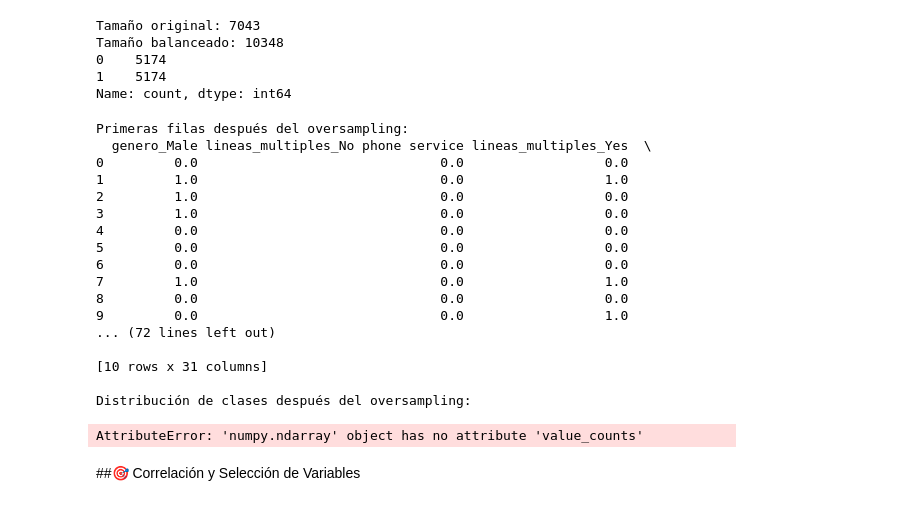
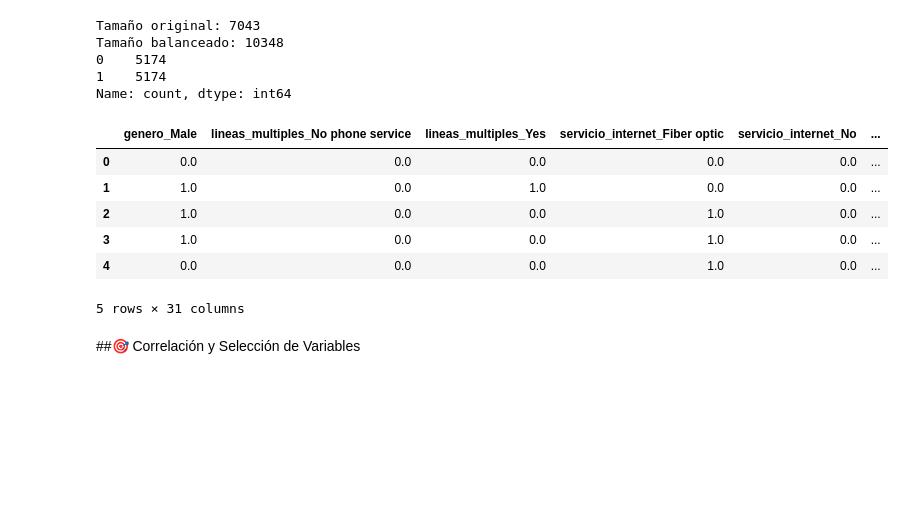
Before and after one commit to Joacco11/TelecomX_parte2_Latam, a Jupyter notebook: TelecomX_parte2_Latam.ipynb, the cells around one changed output. Cells and saved outputs as stored; diff of their text form; code cells hidden in the pictures; blank space fills up the shorter version.

```diff
--- a/TelecomX_parte2_Latam.ipynb
+++ b/TelecomX_parte2_Latam.ipynb
@@ -153,34 +155,19 @@ Tamaño balanceado: 10348
 0    5174
 1    5174
 Name: count, dtype: int64
-# %%
-# Combinar X_res e y_res en un solo DataFrame para inspección
-df_res = pd.concat([X_res, pd.Series(y_res, name="Churn")], axis=1)
-
-print("Primeras filas después del oversampling:")
-print(df_res.head(10))
-
-# Ver proporción de clases
-print("\nDistribución de clases después del oversampling:")
-print(y_res.value_counts(normalize=True))
-# %% [output]
-Primeras filas después del oversampling:
-  genero_Male lineas_multiples_No phone service lineas_multiples_Yes  \
-0         0.0                               0.0                  0.0
-1         1.0                               0.0                  1.0
-2         1.0                               0.0                  0.0
-3         1.0                               0.0                  0.0
-4         0.0                               0.0                  0.0
-5         0.0                               0.0                  0.0
-6         0.0                               0.0                  0.0
-7         1.0                               0.0                  1.0
-8         0.0                               0.0                  0.0
-9         0.0                               0.0                  1.0
-... (72 lines left out)
-
-[10 rows x 31 columns]
-
-Distribución de clases después del oversampling:
-AttributeError: 'numpy.ndarray' object has no attribute 'value_counts'
+# %%
+x = X_res
+y = y_res
+df = pd.DataFrame.from_records(x, columns=all_cols)
+df['churn'] = y
+df.head()
+# %% [output]
+|  | genero_Male | lineas_multiples_No phone service | lineas_multiples_Yes | servicio_internet_Fiber optic | servicio_internet_No | ... |
+| 0 | 0.0 | 0.0 | 0.0 | 0.0 | 0.0 | ... |
+| 1 | 1.0 | 0.0 | 1.0 | 0.0 | 0.0 | ... |
+| 2 | 1.0 | 0.0 | 0.0 | 1.0 | 0.0 | ... |
+| 3 | 1.0 | 0.0 | 0.0 | 1.0 | 0.0 | ... |
+| 4 | 0.0 | 0.0 | 0.0 | 1.0 | 0.0 | ... |
+5 rows × 31 columns
 # %% [markdown]
 ##🎯 Correlación y Selección de Variables
```
Also changed, not shown: parts of 5 cells of this notebook.
